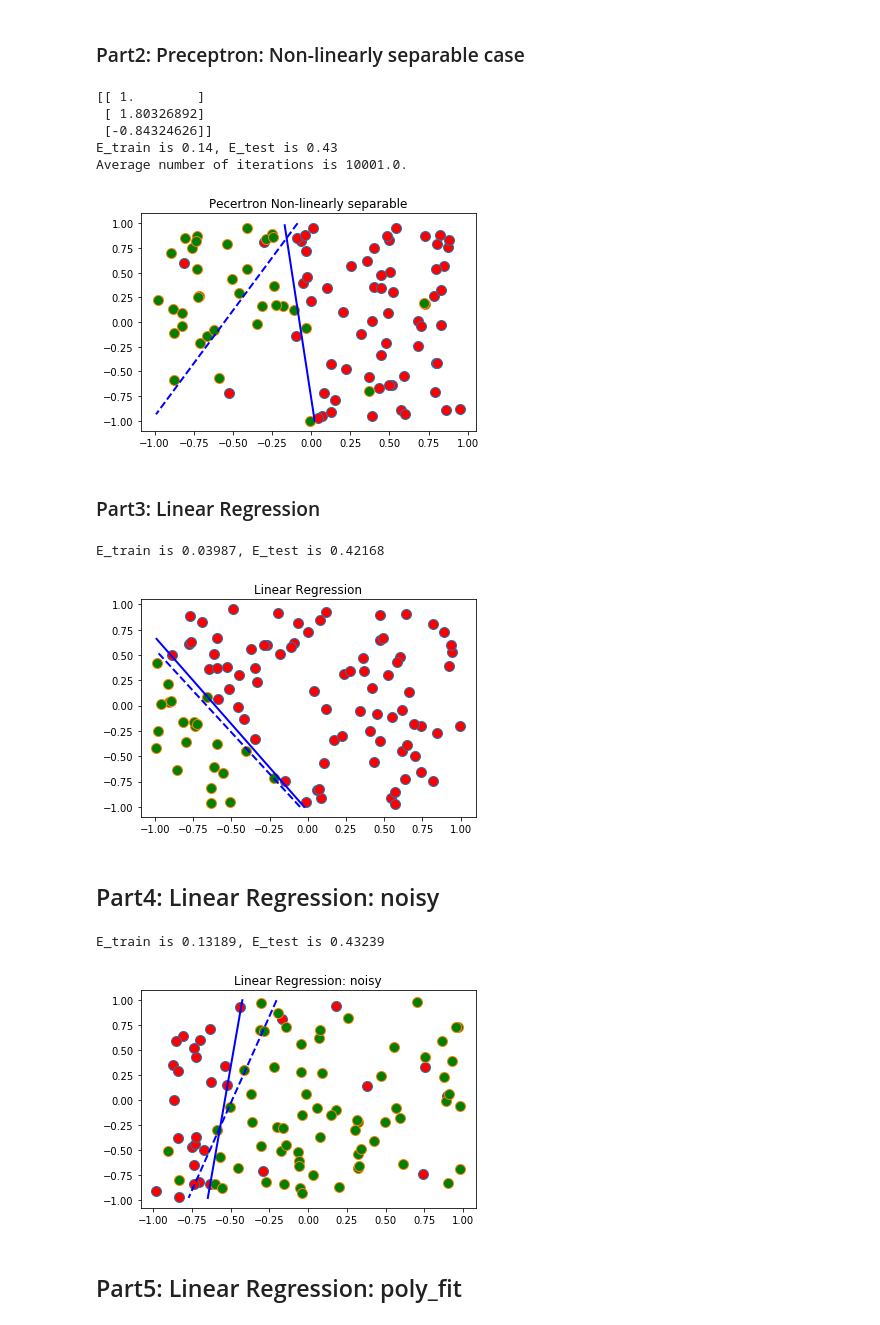
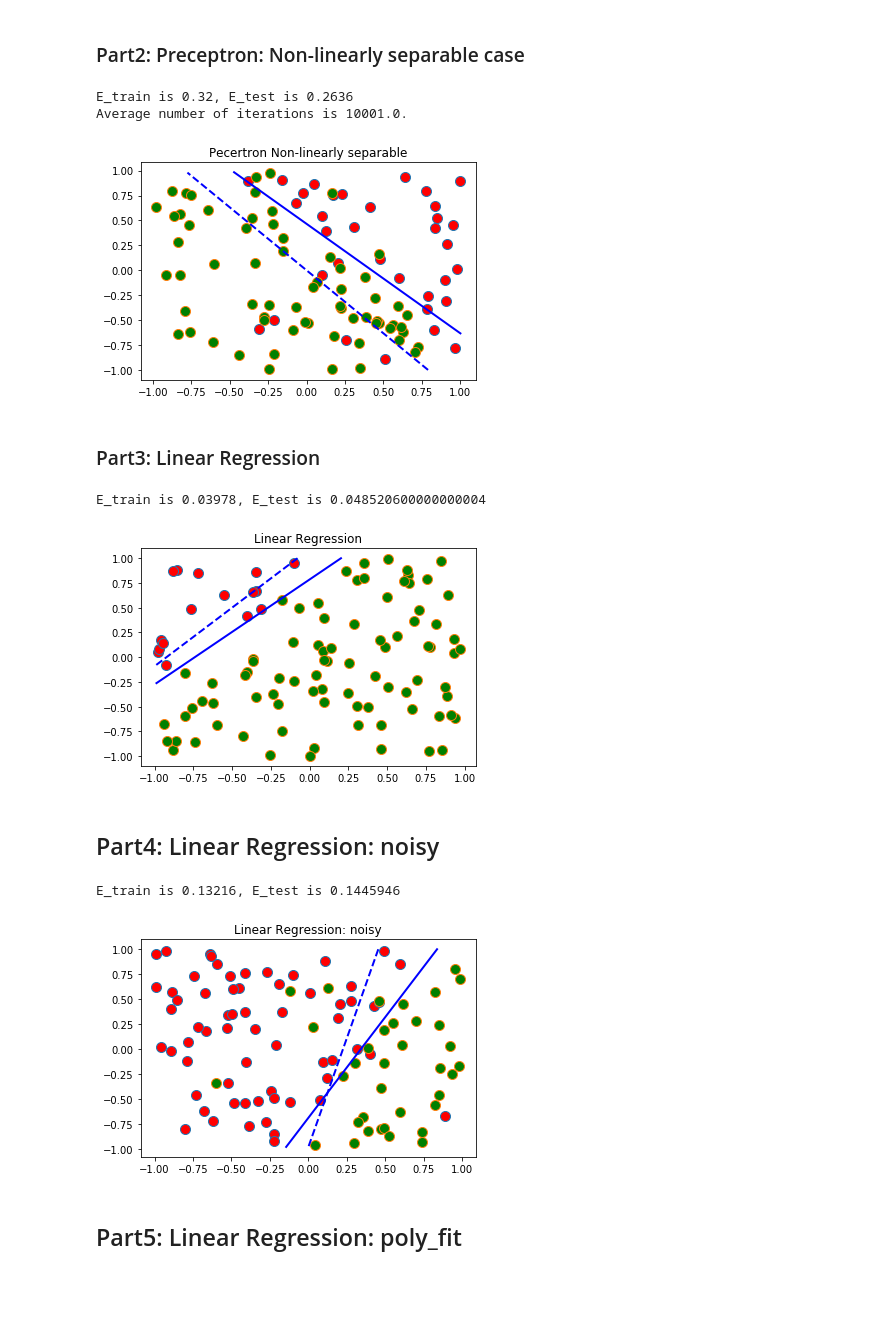
Before and after one commit to Dearkano/Data-Mining, a Jupyter notebook: dm2019summer_hw2/linear-models/run.ipynb, the cells around one changed output. Saved outputs shown, nothing was run; the diff lists cells and outputs as text; code cells hidden in the pictures; blank space fills up the shorter version.

```diff
--- a/dm2019summer_hw2/linear-models/run.ipynb
+++ b/dm2019summer_hw2/linear-models/run.ipynb
@@ -99,13 +86,18 @@ from perceptron import perceptron
 
 nRep = 1 # number of replicates
 nTrain = 100 # number of training data
-nTest = 100
+nTest = 10000
 totalIter = 0
 E_train = 0
 E_test = 0
 for j in range(nRep):
-    X, y, w_f = mkdata(nTrain, 'noisy')
+    XH, yH, w_f = mkdata(nTrain+nTest, 'noisy')
+    X = np.array(XH[:, 0:nTrain])
+    X_t = XH[:, nTrain:nTrain+nTest+1]
+    y = yH[:, 0:nTrain]
+    y_t = yH[:,nTrain:nTrain+nTest+1]
     P, N = X.shape
+    PT, NT = X_t.shape
     b = np.ones((1, N))
     x = np.vstack((b, X))
     l = y[0]
@@ -116,13 +108,11 @@ for j in range(nRep):
         g = np.dot(f, l[i])
         if g <= 0:
             E_train = E_train + 1
-
-    X_t, y_t, w_f_t = mkdata(nTest, 'noisy')
-    b = np.ones((1, N))
-    x = np.vstack((b, X_t))
+    b = np.ones((1, nTest))
+    x_t = np.vstack((b, X_t))
     l = y_t[0]
-    for i in range(N):
-        a = np.array([x[:, i]])
+    for i in range(NT):
+        a = np.array([x_t[:, i]])
         f = np.matmul(w_g.T, a.T)
         g = np.dot(f, l[i])
         if g <= 0:
@@ -130,19 +120,16 @@ for j in range(nRep):
 
 
     totalIter += iters
-    avgIter = totalIter/nRep
+avgIter = totalIter/nRep
 E_train = E_train/nRep/nTrain
 E_test = E_test/nRep/nTest
 print('E_train is {}, E_test is {}'.format(E_train, E_test))
 print('Average number of iterations is {}.'.format(avgIter))
 plotdata(X, y, w_f, w_g, 'Pecertron Non-linearly separable')
 # %% [output]
-[[ 1.        ]
- [ 1.80326892]
- [-0.84324626]]
-E_train is 0.14, E_test is 0.43
+E_train is 0.32, E_test is 0.2636
 Average number of iterations is 10001.0.
-[figure, old version]
+[figure, new version]
 # %% [markdown]
 ### Part3: Linear Regression
 # %%
@@ -150,43 +137,46 @@ from linear_regression import linear_regression
 
 nRep = 1000 # number of replicates
 nTrain = 100 # number of training data
-nTest = 100
+nTest = 10000
 E_train = 0
 E_test = 0
 for j in range(nRep):
-    X, y, w_f = mkdata(nTrain)
+    XH, yH, w_f = mkdata(nTrain+nTest)
+    X = np.array(XH[:, 0:nTrain])
+    X_t = XH[:, nTrain:nTrain+nTest+1]
+    y = yH[:, 0:nTrain]
+    y_t = yH[:,nTrain:nTrain+nTest+1]
     P, N = X.shape
+    PT, NT = X_t.shape
     b = np.ones((1, N))
     x = np.vstack((b, X))
     l = y[0]
     w_g1 = linear_regression(X, y)
     for i in range(N):
         a = np.array([x[:, i]])
         f = np.dot(w_g1.T, a.T)
         g = np.dot(f, l[i])
         if g <= 0:
             E_train = E_train + 1
-
-    X_t, y_t, w_f_t = mkdata(nTest)
-    b = np.ones((1, N))
+    b = np.ones((1, NT))
     x = np.vstack((b, X_t))
     l = y_t[0]
-    for i in range(N):
+    for i in range(NT):
         a = np.array([x[:, i]])
         f = np.dot(w_g1.T, a.T)
         g = np.dot(f, l[i])
         if g <= 0:
             E_test = E_test + 1
 avgIter = totalIter/nRep
 E_train = E_train/nRep/nTrain
 E_test = E_test/nRep/nTest
 
 print('E_train is {}, E_test is {}'.format(E_train, E_test))
 rwg = np.array(w_g1)
 plotdata(X, y, w_f, rwg, 'Linear Regression');
 # %% [output]
-E_train is 0.03987, E_test is 0.42168
+E_train is 0.03978, E_test is 0.048520600000000004
-[figure, old version]
+[figure, new version]
 # %% [markdown]
 ## Part4: Linear Regression: noisy
 # %%
@@ -194,42 +184,46 @@ from linear_regression import linear_regression
 
 nRep = 1000 # number of replicates
 nTrain = 100 # number of training data
-nTest = 100
+nTest = 10000
 E_train = 0
 E_test = 0
 for j in range(nRep):
-    X, y, w_f = mkdata(nTrain, 'noisy')
+    XH, yH, w_f = mkdata(nTrain+nTest, 'noisy')
+    X = np.array(XH[:, 0:nTrain])
+    X_t = XH[:, nTrain:nTrain+nTest+1]
+    y = yH[:, 0:nTrain]
+    y_t = yH[:,nTrain:nTrain+nTest+1]
     P, N = X.shape
+    PT, NT = X_t.shape
     b = np.ones((1, N))
     x = np.vstack((b, X))
     l = y[0]
-    w_g = linear_regression(X, y)
+    w_g1 = linear_regression(X, y)
     for i in range(N):
         a = np.array([x[:, i]])
-        f = np.dot(w_g.T, a.T)
+        f = np.dot(w_g1.T, a.T)
         g = np.dot(f, l[i])
         if g <= 0:
             E_train = E_train + 1
-
-    X_t, y_t, w_f_t = mkdata(nTest, 'noisy')
-    b = np.ones((1, N))
+    b = np.ones((1, NT))
     x = np.vstack((b, X_t))
     l = y_t[0]
-    for i in range(N):
+    for i in range(NT):
         a = np.array([x[:, i]])
-        f = np.dot(w_g.T, a.T)
+        f = np.dot(w_g1.T, a.T)
         g = np.dot(f, l[i])
         if g <= 0:
             E_test = E_test + 1
+avgIter = totalIter/nRep
 E_train = E_train/nRep/nTrain
 E_test = E_test/nRep/nTest
 
 print('E_train is {}, E_test is {}'.format(E_train, E_test))
-rwg = np.array(w_g)
+rwg = np.array(w_g1)
 plotdata(X, y, w_f, rwg, 'Linear Regression: noisy');
 # %% [output]
-E_train is 0.13189, E_test is 0.43239
+E_train is 0.13216, E_test is 0.1445946
-[figure, old version]
+[figure, new version]
 # %% [markdown]
 ## Part5: Linear Regression: poly_fit
 # %%
```
Also changed, not shown: parts of 6 cells of this notebook, 5 other files.
